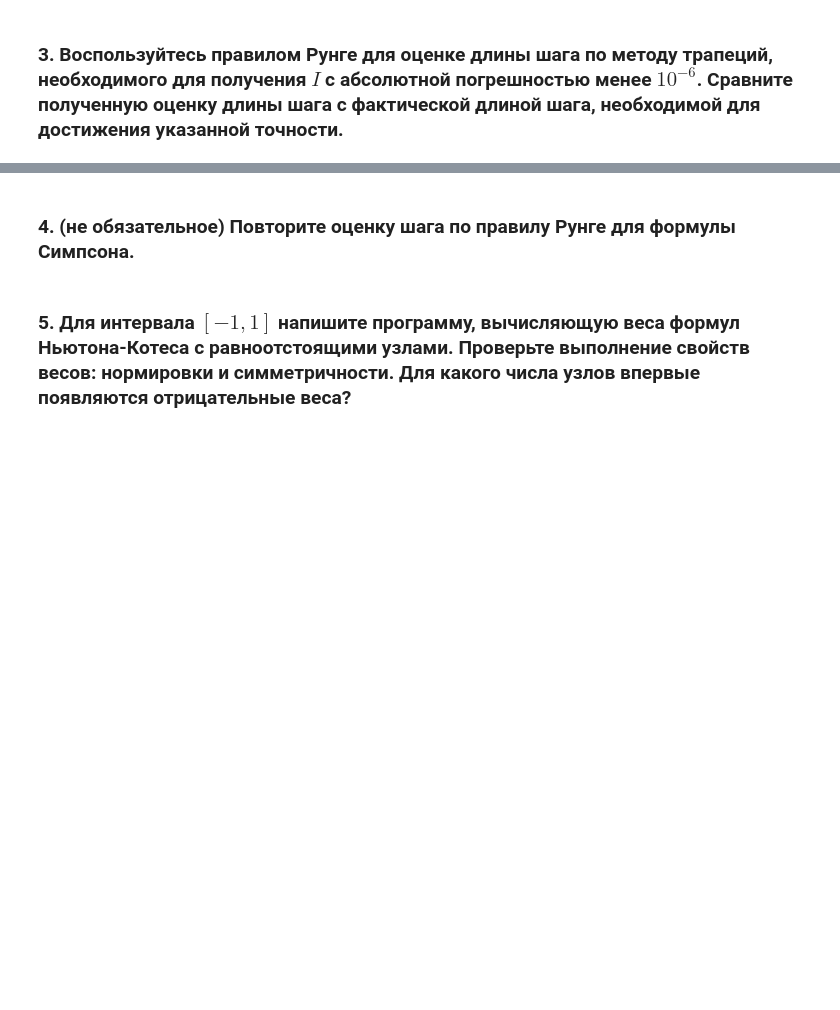
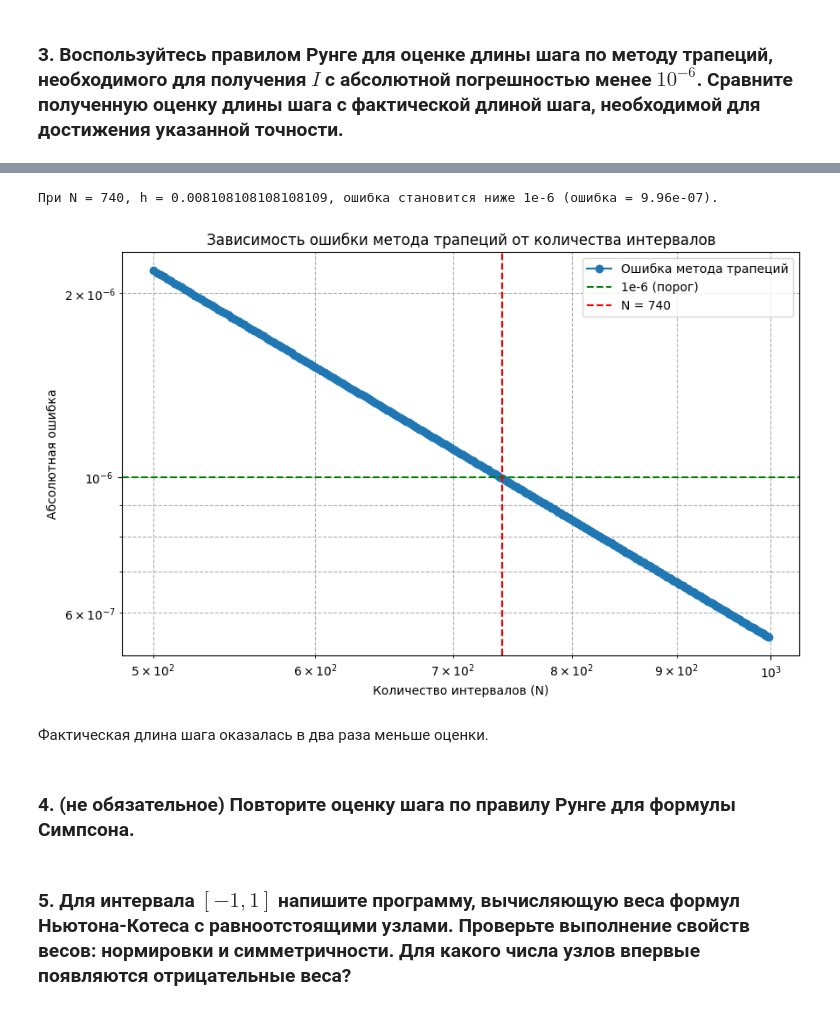
Before and after one commit to dyed-eye/numerical-methods, a Jupyter notebook: 6. Integration.ipynb, the cells around one changed output, grey strips where cells are left out. Cells and saved outputs as stored; diff of their text form; code cells hidden in the pictures; blank space fills up the shorter version.

```diff
--- a/6. Integration.ipynb
+++ b/6. Integration.ipynb
@@ -72,3 +117,41 @@ plt.show()
+# %%
+N_values = []
+error_trap = []
+
+for N in range(500, 1000, 2):
+    N_values.append(N)
+    x = np.linspace(a, b, N+1)
+    I_val = trapezoid(f(x), x)
+    error_trap.append(abs(I_exact - I_val))
+
+N_values = np.array(N_values)
+error_trap = np.array(error_trap)
+
+plt.figure(figsize=(10,6))
+plt.loglog(N_values, error_trap, 'o-', label="Ошибка метода трапеций")
+plt.xlabel("Количество интервалов (N)")
+plt.ylabel("Абсолютная ошибка")
+plt.title("Зависимость ошибки метода трапеций от количества интервалов")
+plt.grid(True, which="both", ls="--")
+
+plt.axhline(y=1e-6, color='green', linestyle='--', label='1e-6 (порог)')
+
+indices = np.where(error_trap < 1e-6)[0]
+if len(indices) > 0:
+    index_N = indices[0]
+    N_threshold = N_values[index_N]
+    plt.axvline(x=N_threshold, color='red', linestyle='--', label=f'N = {N_threshold}')
+    print(f"При N = {N_threshold}, h = {(b-a)/N_threshold}, ошибка становится ниже 1e-6 (ошибка = {error_trap[index_N]:.2e}).")
+else:
+    print("Не найдено значение N, при котором ошибка меньше 1e-6.")
+
+plt.legend()
+plt.show()
+# %% [output]
+При N = 740, h = 0.008108108108108109, ошибка становится ниже 1e-6 (ошибка = 9.96e-07).
+[figure, added]
+# %% [markdown]
+Фактическая длина шага оказалась в два раза меньше оценки.
 # %% [markdown]
 ### 4. (не обязательное) Повторите оценку шага по правилу Рунге для формулы Симпсона.
 # %% [markdown]
```
Also changed, not shown: parts of 4 cells of this notebook.
